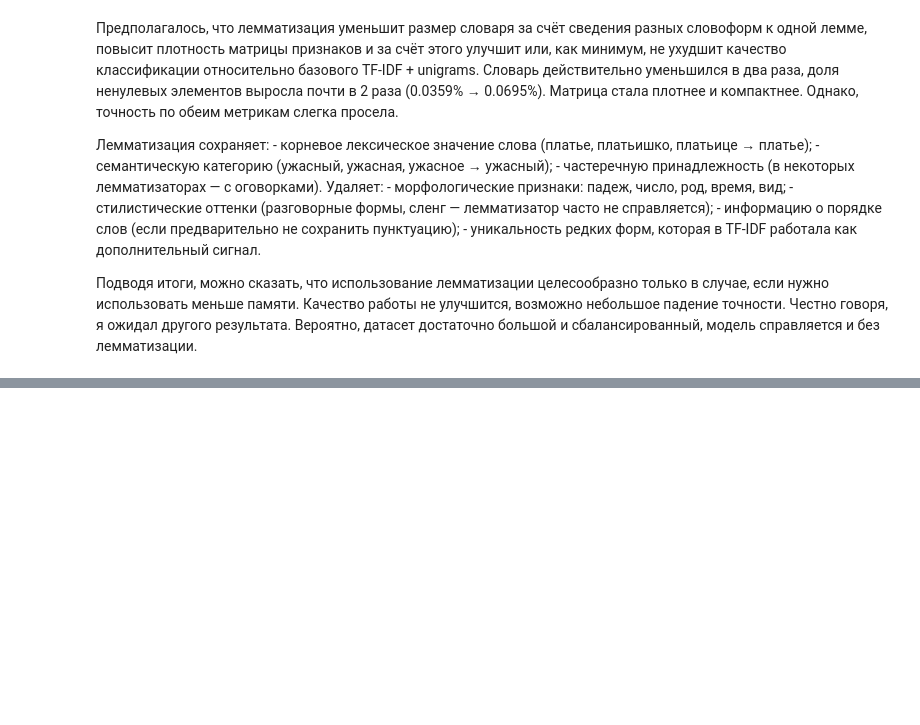
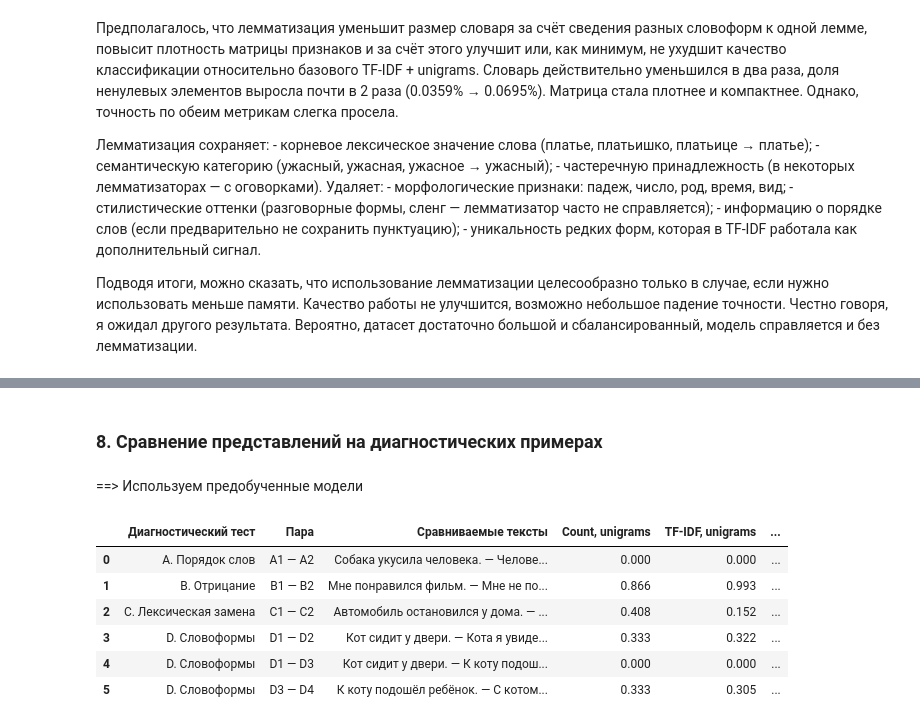
Before and after one commit to Gufort/NLP_Labs, a Jupyter notebook: lab_1.ipynb, the cells around one changed output, grey strips where cells are left out. Cells and saved outputs as stored; diff of their text form; code cells hidden in the pictures; blank space fills up the shorter version.

```diff
--- a/lab_1.ipynb
+++ b/lab_1.ipynb
@@ -518,0 +478,5 @@ results
+# %% [markdown]
+
+### 8. Сравнение представлений на диагностических примерах
+# %% [markdown]
+==> Используем предобученные модели
@@ -518,0 +502,40 @@ results
+# %%
+pairs_to_compare = {
+    "A. Порядок слов":       [(0, 1, "A1 — A2")],
+    "B. Отрицание":          [(0, 1, "B1 — B2")],
+    "C. Лексическая замена": [(0, 1, "C1 — C2")],
+    "D. Словоформы": [
+        (0, 1, "D1 — D2"),
+        (0, 2, "D1 — D3"),
+        (2, 3, "D3 — D4"),
+    ],
+}
+# %%
+def cosine(vect, texts, i, j): # смотрим угол между векторами
+    X = vect.transform(texts)
+    if X[i].nnz == 0 or X[j].nnz == 0:
+        return np.nan # ноль-вектор
+    return float(cosine_similarity(X[i], X[j])[0, 0])
+# %%
+diag_rows = []
+for group, texts in diagnostics.items():
+    for (i, j, label) in pairs_to_compare[group]:
+        row = {
+            "Диагностический тест": group,
+            "Пара":                 label,
+            "Сравниваемые тексты":  f"{texts[i]} — {texts[j]}",
+        }
+        for name, vec in vectorizers.items():
+            row[name] = round(cosine(vec, texts, i, j), 3)
+        diag_rows.append(row)
+
+diag_table = pd.DataFrame(diag_rows)
+diag_table
+# %% [output]
+|  | Диагностический тест | Пара | Сравниваемые тексты | Count, unigrams | TF-IDF, unigrams | ... |
+| 0 | A. Порядок слов | A1 — A2 | Собака укусила человека. — Челове... | 0.000 | 0.000 | ... |
+| 1 | B. Отрицание | B1 — B2 | Мне понравился фильм. — Мне не по... | 0.866 | 0.993 | ... |
+| 2 | C. Лексическая замена | C1 — C2 | Автомобиль остановился у дома. — ... | 0.408 | 0.152 | ... |
+| 3 | D. Словоформы | D1 — D2 | Кот сидит у двери. — Кота я увиде... | 0.333 | 0.322 | ... |
+| 4 | D. Словоформы | D1 — D3 | Кот сидит у двери. — К коту подош... | 0.000 | 0.000 | ... |
+| 5 | D. Словоформы | D3 — D4 | К коту подошёл ребёнок. — С котом... | 0.333 | 0.305 | ... |
```
Also changed, not shown: parts of 24 cells of this notebook.
